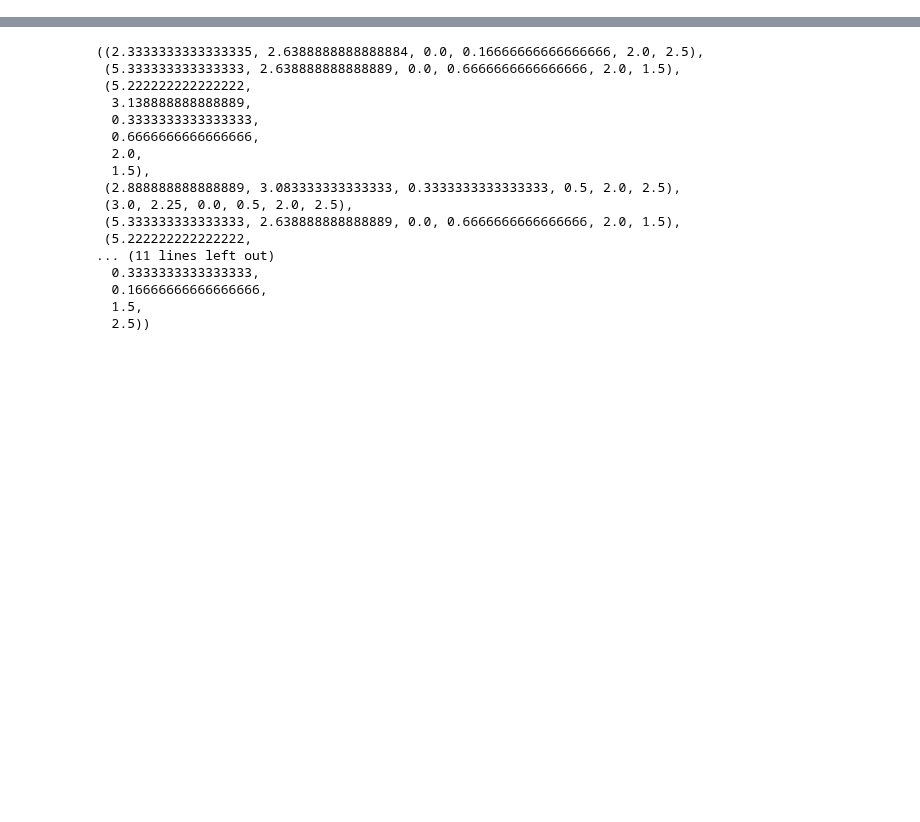
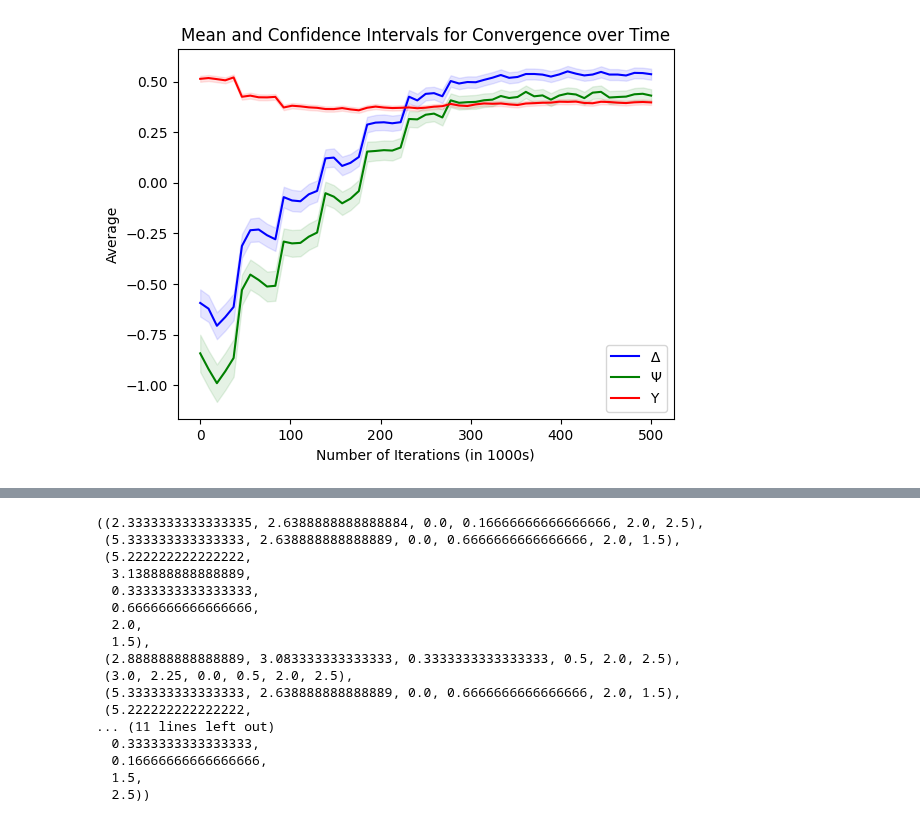
Before and after one commit to WouterBant/Algorithmic-Collusion-an-Experimental-Study, a Jupyter notebook: src/runs/other.ipynb, the cells around one changed output, grey strips where cells are left out. Saved outputs shown, nothing was run; the diff lists cells and outputs as text; code cells hidden in the pictures; blank space fills up the shorter version.

```diff
--- a/src/runs/other.ipynb
+++ b/src/runs/other.ipynb
@@ -294,0 +90,4 @@ ValueError: x and y must have same first dimension, but have shapes (11,) and (1
+# %%
+visualize_convergence_over_T(Environment(), "TheBaseline")
+# %% [output]
+[figure, added]
```
Also changed, not shown: parts of 11 cells of this notebook, 3 other files.
